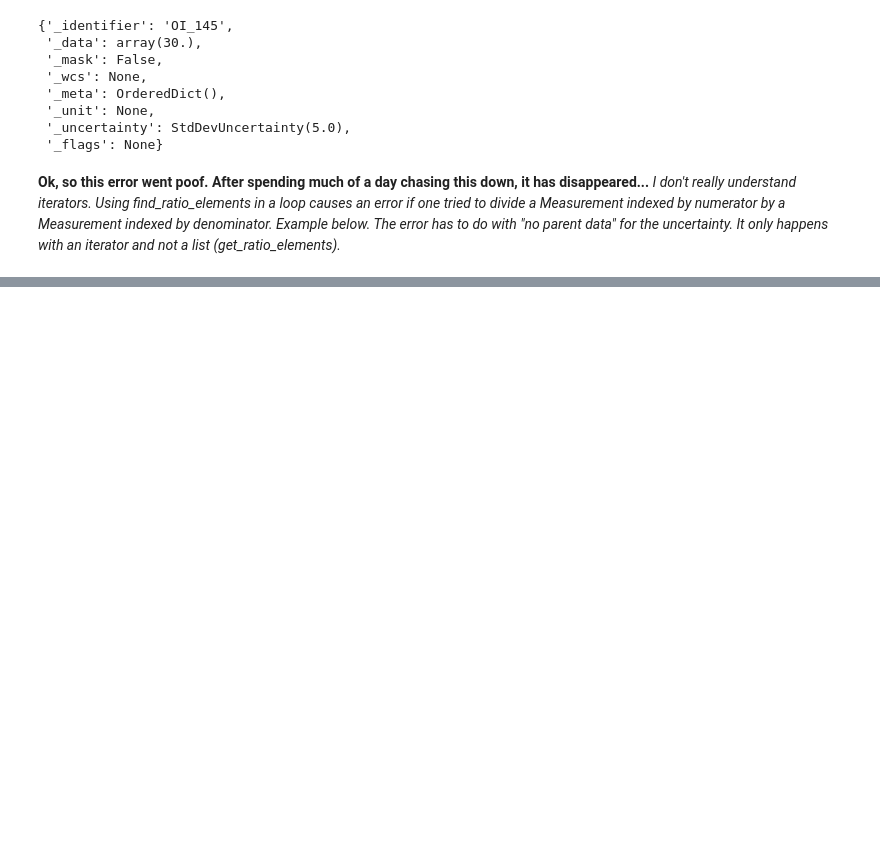
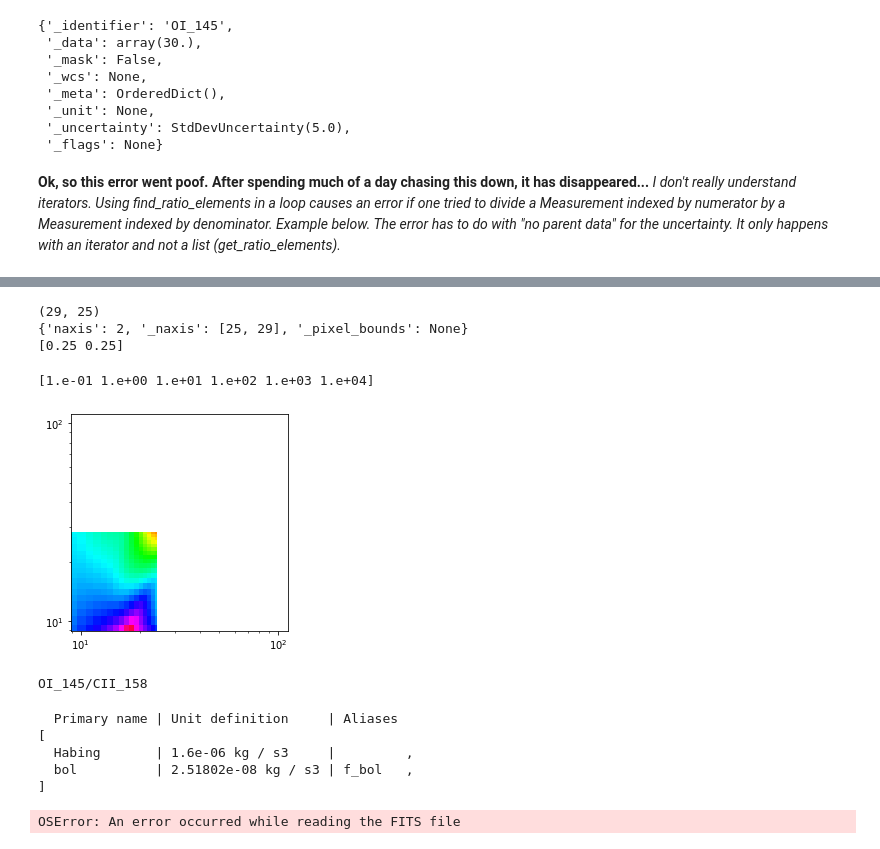
Before and after one commit to mpound/pdrttest, a Jupyter notebook: compute chisq.ipynb, the cells around one changed output, grey strips where cells are left out. Cells and saved outputs as stored; diff of their text form; code cells hidden in the pictures; blank space fills up the shorter version.

Commit message:
trying aplpy, confidence intervals

```diff
--- a/compute chisq.ipynb
+++ b/compute chisq.ipynb
@@ -372,0 +523,3 @@ q.id
+# %%
+t = CCDData.read("chisqweb.fits",unit="flx")
+print(t.wcs)
@@ -372,0 +547,19 @@ q.id
+# %%
+np.min(t.data)
+print(t.data.shape)
+print(t.wcs.__dict__)
+print(t.wcs.wcs.cdelt)
+# %% [output]
+(29, 25)
+{'naxis': 2, '_naxis': [25, 29], '_pixel_bounds': None}
+[0.25 0.25]
+# %%
+#ax=plt.subplot(xlim=[t.wcs.wcs.crval[0],t.wcs._naxis[0]*t.wcs.wcs.cdelt[0]],ylim=[t.wcs.wcs.crval[1],t.wcs._naxis[1]*t.wcs.wcs.cdelt[1]])
+ax=plt.subplot()
+ax.imshow(t.data,norm=colors.LogNorm(vmin=t.data.min(), vmax=t.data.max()),cmap='hsv_r',origin='lower')
+ax.loglog()
+ticks=ax.get_xticks()
+print(ticks)#ax.loglog(
+# %% [output]
+[1.e-01 1.e+00 1.e+01 1.e+02 1.e+03 1.e+04]
+[figure, added]
@@ -372,0 +568,23 @@ q.id
+# %%
+print(k)
+# %% [output]
+OI_145/CII_158
+# %%
+habing_unit = u.def_unit('Habing',1.6E-3*u.erg/(u.second*u.cm*u.cm))
+u.add_enabled_units([habing_unit])
+(u.erg/(u.second*u.cm*u.cm)).find_equivalent_units()
+# %% [output]
+  Primary name | Unit definition     | Aliases
+[
+  Habing       | 1.6e-06 kg / s3     |         ,
+  bol          | 2.51802e-08 kg / s3 | f_bol   ,
+]
+# %%
+gc = aplpy.FITSFigure("cf.fits")
+gc.show_colorscale(cmap='hsv_r',vmin=t.data.min(), vmax=t.data.max(),stretch='log')
+#gc.axis_labels.set_ytext('Log($G_0$) [Habing]')
+#gc.axis_labels.set_xtext('Log(n) [cm$^{-3}$] ')
+#help(gc.show_colorscale)
+#gc.show_contour(colors='white',levels=[tt.data.min()*2,t.data.min()*6,t.data.min()*12,t.data.min()*18])
+# %% [output]
+OSError: An error occurred while reading the FITS file
```
Also changed, not shown: parts of 23 cells of this notebook.
